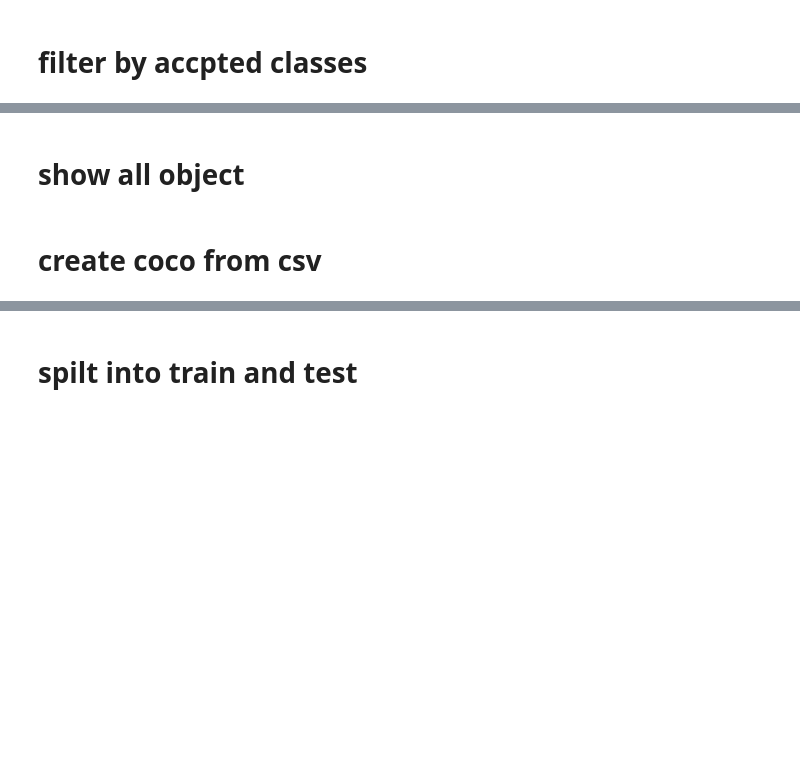
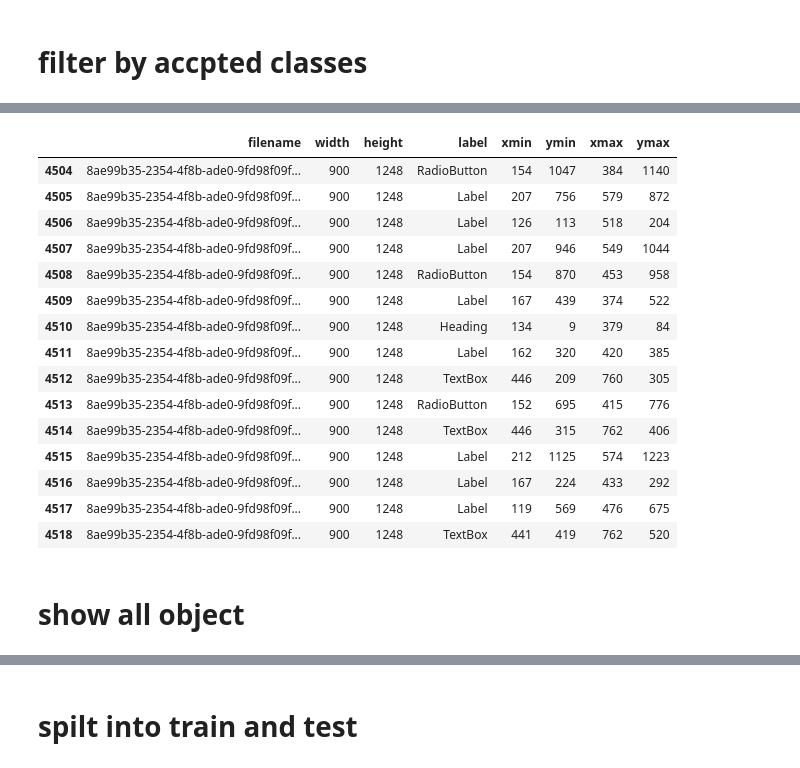
Before and after one commit to Ala-Alsanea/sketch_web_ui_dataset, a Jupyter notebook: create_new_dataset_and_preprocess.ipynb, the cells around one changed output, grey strips where cells are left out. Drawn from its saved outputs; the diff is of its cells as text; code cells hidden in the pictures; blank space fills up the shorter version.

```diff
--- a/create_new_dataset_and_preprocess.ipynb
+++ b/create_new_dataset_and_preprocess.ipynb
@@ -198,3 +329,3 @@ new_dataset.label.value_counts()
 # %%
-accpted_classes = pd.read_csv('./accpted_classes.csv')
+accpted_classes = pd.read_csv(f'{path}/accpted_classes.csv')
 accpted_classes
@@ -227,3 +382,3 @@ copy2dri(destination=new_dataset_path,df= new_dataset,fromDir=['dataset_roboflow
 # %%
-new_dataset = pd.read_csv('./new_dataset/annotations.csv')
+new_dataset = pd.read_csv(f'{path}/new_dataset/annotations.csv')
 new_dataset
@@ -230,5 +399,22 @@ new_dataset
+# %%
+new_dataset[new_dataset['filename']=='8ae99b35-2354-4f8b-ade0-9fd98f09f4fe.png']
+# %% [output]
+|  | filename | width | height | label | xmin | ymin | xmax | ymax |
+| 4504 | 8ae99b35-2354-4f8b-ade0-9fd98f09f... | 900 | 1248 | RadioButton | 154 | 1047 | 384 | 1140 |
+| 4505 | 8ae99b35-2354-4f8b-ade0-9fd98f09f... | 900 | 1248 | Label | 207 | 756 | 579 | 872 |
+| 4506 | 8ae99b35-2354-4f8b-ade0-9fd98f09f... | 900 | 1248 | Label | 126 | 113 | 518 | 204 |
+| 4507 | 8ae99b35-2354-4f8b-ade0-9fd98f09f... | 900 | 1248 | Label | 207 | 946 | 549 | 1044 |
+| 4508 | 8ae99b35-2354-4f8b-ade0-9fd98f09f... | 900 | 1248 | RadioButton | 154 | 870 | 453 | 958 |
+| 4509 | 8ae99b35-2354-4f8b-ade0-9fd98f09f... | 900 | 1248 | Label | 167 | 439 | 374 | 522 |
+| 4510 | 8ae99b35-2354-4f8b-ade0-9fd98f09f... | 900 | 1248 | Heading | 134 | 9 | 379 | 84 |
+| 4511 | 8ae99b35-2354-4f8b-ade0-9fd98f09f... | 900 | 1248 | Label | 162 | 320 | 420 | 385 |
+| 4512 | 8ae99b35-2354-4f8b-ade0-9fd98f09f... | 900 | 1248 | TextBox | 446 | 209 | 760 | 305 |
+| 4513 | 8ae99b35-2354-4f8b-ade0-9fd98f09f... | 900 | 1248 | RadioButton | 152 | 695 | 415 | 776 |
+| 4514 | 8ae99b35-2354-4f8b-ade0-9fd98f09f... | 900 | 1248 | TextBox | 446 | 315 | 762 | 406 |
+| 4515 | 8ae99b35-2354-4f8b-ade0-9fd98f09f... | 900 | 1248 | Label | 212 | 1125 | 574 | 1223 |
+| 4516 | 8ae99b35-2354-4f8b-ade0-9fd98f09f... | 900 | 1248 | Label | 167 | 224 | 433 | 292 |
+| 4517 | 8ae99b35-2354-4f8b-ade0-9fd98f09f... | 900 | 1248 | Label | 119 | 569 | 476 | 675 |
+| 4518 | 8ae99b35-2354-4f8b-ade0-9fd98f09f... | 900 | 1248 | TextBox | 441 | 419 | 762 | 520 |
 # %% [markdown]
 # show all object
-# %% [markdown]
-# create coco from csv
 # %%
```
Also changed, not shown: parts of 36 cells of this notebook, 2 other files.
